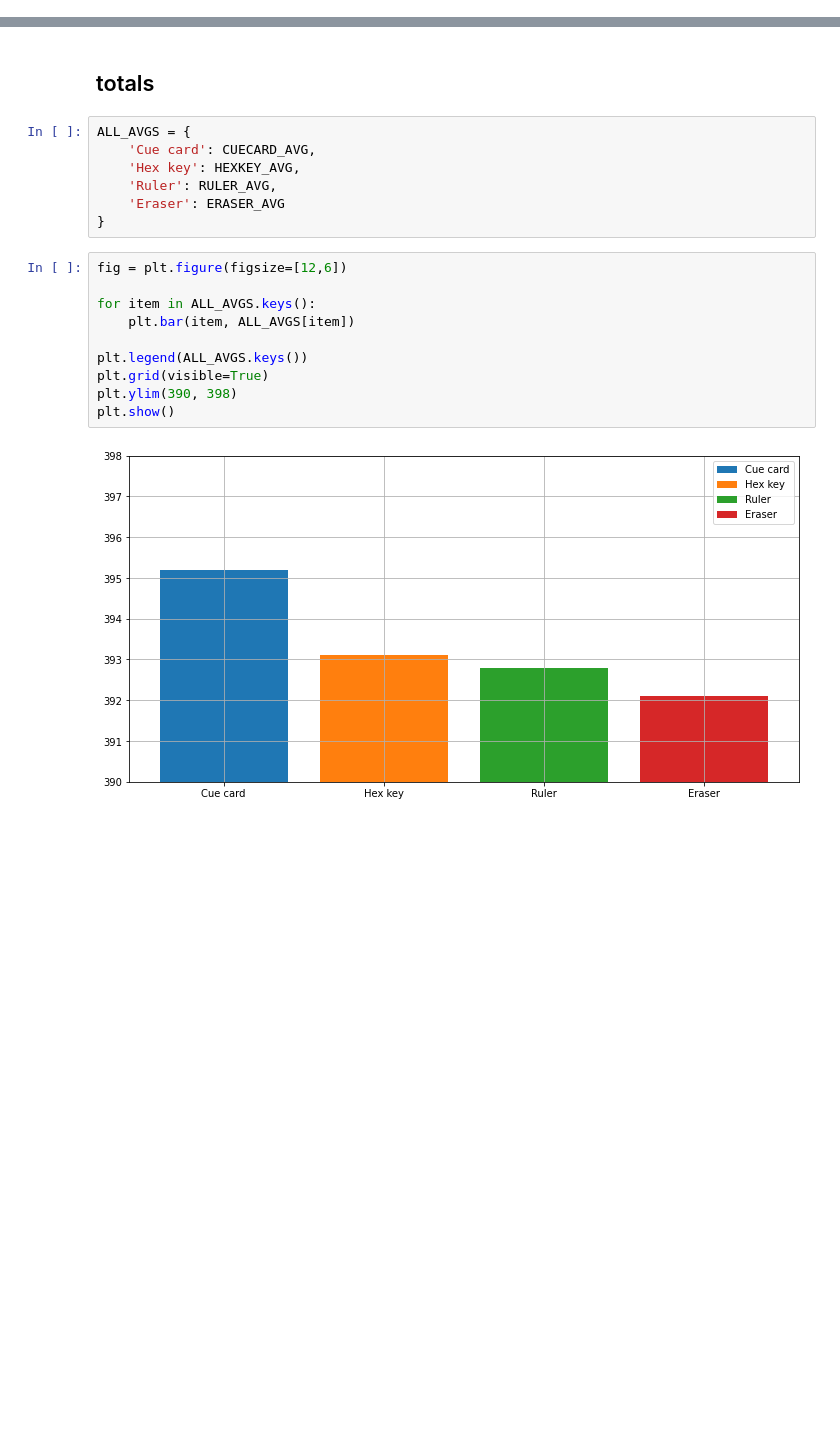
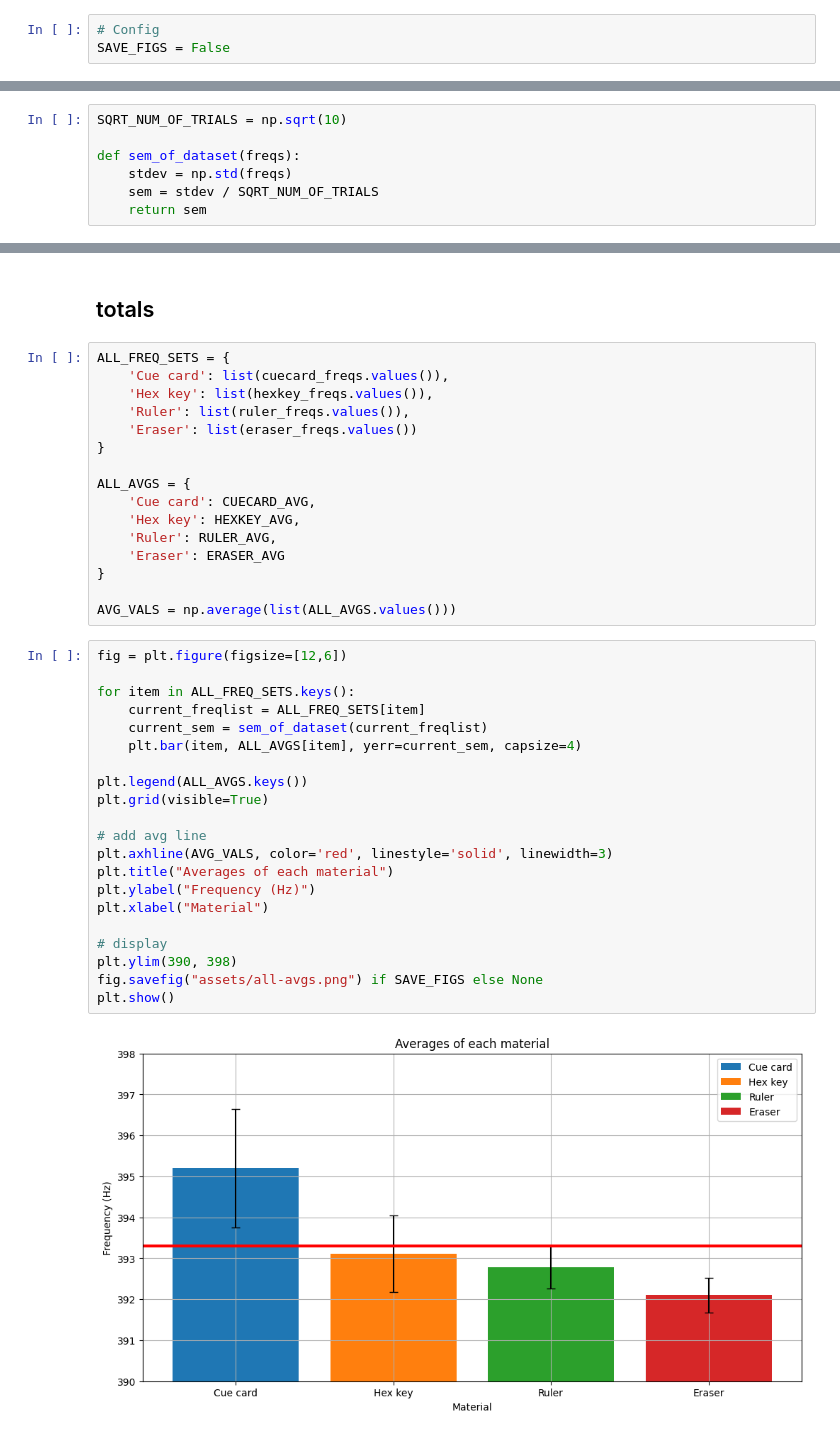
Before and after one commit to ThatNerdSquared/datasci-studio, a Jupyter notebook: milner-lab/milner-lab.ipynb, the cells around one changed output, grey strips where cells are left out. Cells and saved outputs as stored; diff of their text form; blank space fills up the shorter version.

```diff
--- a/milner-lab/milner-lab.ipynb
+++ b/milner-lab/milner-lab.ipynb
@@ -5,6 +5,9 @@
 import pandas as pd
 import numpy as np
 import matplotlib.pyplot as plt
+# %%
+# Config
+SAVE_FIGS = False
 # %%
 # Helper funcs
 
@@ -135,6 +146,13 @@ def plot_trial_dataframe(df, name=None):
         xlabel="Time (ms)",
         ylabel="Amplitude"
     )
+# %%
+SQRT_NUM_OF_TRIALS = np.sqrt(10)
+
+def sem_of_dataset(freqs):
+    stdev = np.std(freqs)
+    sem = stdev / SQRT_NUM_OF_TRIALS
+    return sem
 # %% [markdown]
 ## cuecard
 # %%
@@ -408,21 +432,41 @@ ERASER_AVG
 # %% [markdown]
 ## totals
 # %%
+ALL_FREQ_SETS = {
+    'Cue card': list(cuecard_freqs.values()),
+    'Hex key': list(hexkey_freqs.values()),
+    'Ruler': list(ruler_freqs.values()),
+    'Eraser': list(eraser_freqs.values())
+}
+
 ALL_AVGS = {
     'Cue card': CUECARD_AVG,
     'Hex key': HEXKEY_AVG,
     'Ruler': RULER_AVG,
     'Eraser': ERASER_AVG
 }
+
+AVG_VALS = np.average(list(ALL_AVGS.values()))
 # %%
 fig = plt.figure(figsize=[12,6])
 
-for item in ALL_AVGS.keys():
-    plt.bar(item, ALL_AVGS[item])
+for item in ALL_FREQ_SETS.keys():
+    current_freqlist = ALL_FREQ_SETS[item]
+    current_sem = sem_of_dataset(current_freqlist)
+    plt.bar(item, ALL_AVGS[item], yerr=current_sem, capsize=4)
 
 plt.legend(ALL_AVGS.keys())
 plt.grid(visible=True)
+
+# add avg line
+plt.axhline(AVG_VALS, color='red', linestyle='solid', linewidth=3)
+plt.title("Averages of each material")
+plt.ylabel("Frequency (Hz)")
+plt.xlabel("Material")
+
+# display
 plt.ylim(390, 398)
+fig.savefig("assets/all-avgs.png") if SAVE_FIGS else None
 plt.show()
 # %% [output]
-[figure, old version]
+[figure, new version]
```
Also changed, not shown: parts of 17 cells of this notebook, 8 other files.
